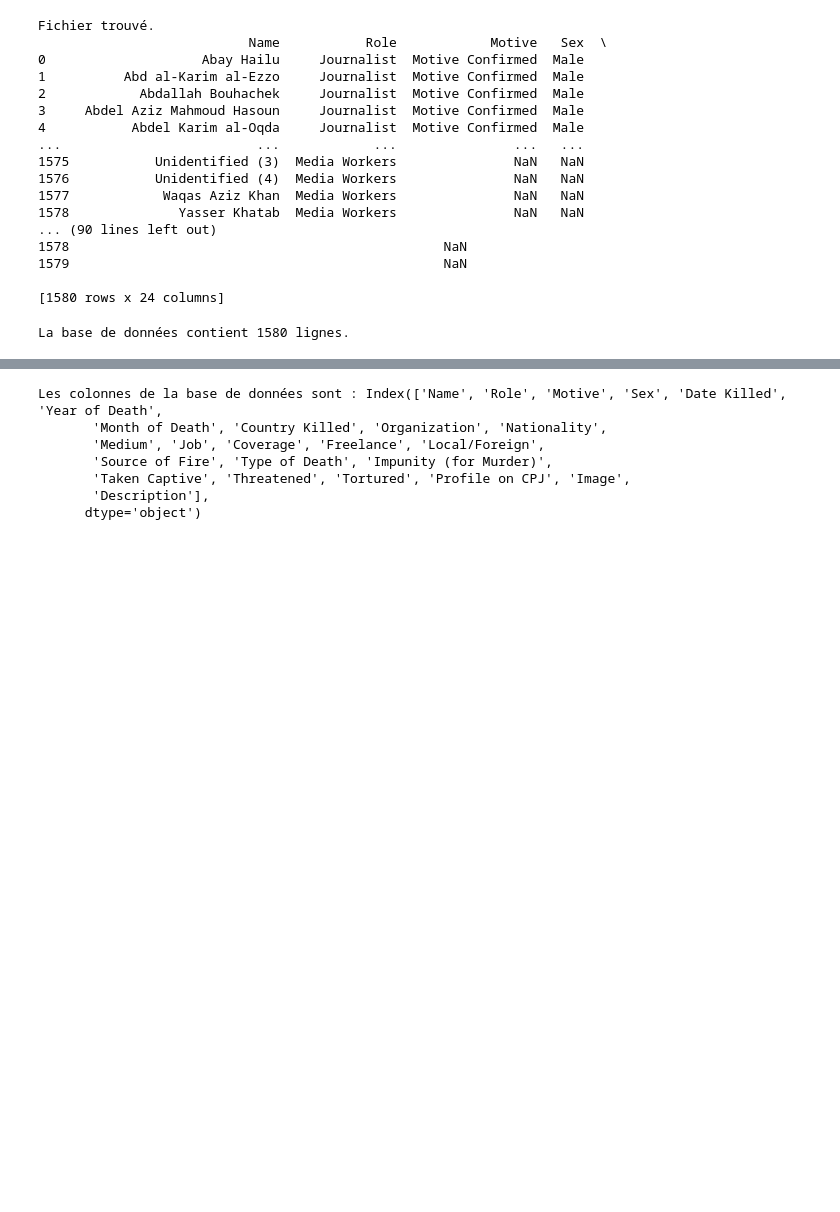
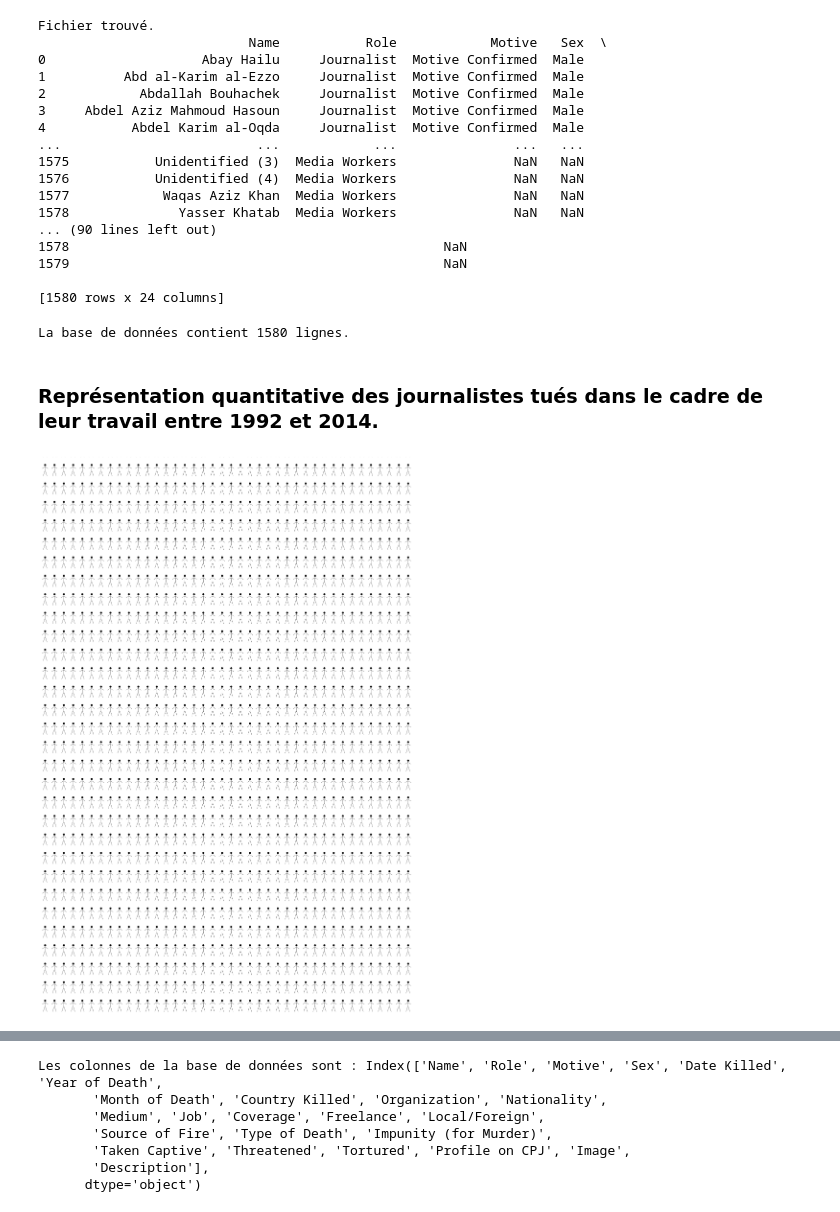
Before and after one commit to AlikakilA/Python_Manipulation_Data, a Jupyter notebook: rapport.ipynb, the cells around one changed output, grey strips where cells are left out. Drawn from its saved outputs; the diff is of its cells as text; code cells hidden in the pictures; blank space fills up the shorter version.

```diff
--- a/rapport.ipynb
+++ b/rapport.ipynb
@@ -54,3 +56,45 @@ except AttributeError:
     print("Erreur lors du calcul du nombre de lignes")
 # %% [output]
 La base de données contient 1580 lignes.
+# %% [markdown]
+### Représentation quantitative des journalistes tués dans le cadre de leur travail entre 1992 et 2014.
+# %%
+try:
+    nb_petits_bonhommes = num_of_rows
+
+    # Créez une figure pour la visualisation
+    fig, ax = plt.subplots(figsize=(20, 30))
+
+    # Boucle pour dessiner chaque "petit bonhomme"
+    for i in range(nb_petits_bonhommes):
+        # Calculez la position du "petit bonhomme" en fonction de sa position dans la liste
+        x = (i % 40) * 0.5  # 40 "petits bonhommes" par ligne
+        y = (i // 40) * 2.0  # Les lignes sont espacées de 2 unités
+
+        # Dessine la tête
+        plt.plot(x + 0.25, y + 1.2, marker='o', markersize=5, color='black')
+
+        # Dessine le corps
+        plt.plot([x + 0.25, x + 0.25], [y + 1.0, y + 0.5], color='black', lw=0.5)
+
+        # Dessine les bras
+        plt.plot([x + 0.25, x + 0.1], [y + 1.0, y + 0.8], color='black', lw=0.5)
+        plt.plot([x + 0.25, x + 0.4], [y + 1.0, y + 0.8], color='black', lw=0.5)
+
+        # Dessine les jambes
+        plt.plot([x + 0.23, x + 0.15], [y + 0.5, y + 0.0], color='black', lw=0.5)
+        plt.plot([x + 0.27, x + 0.35], [y + 0.5, y + 0.0], color='black', lw=0.5)
+
+    # Définissez les limites de l'axe pour que tous les "petits bonhommes" soient visibles
+    plt.xlim(0, 20)
+    plt.ylim(0, 60)
+
+    # Cachez les axes pour une visualisation plus clean
+    plt.axis('off')
+
+    # Affichez la figure
+    plt.show()
+except:
+    print("Erreur lors de la visualisation des données")
+# %% [output]
+[figure, added]
```
Also changed, not shown: parts of 44 cells of this notebook.
